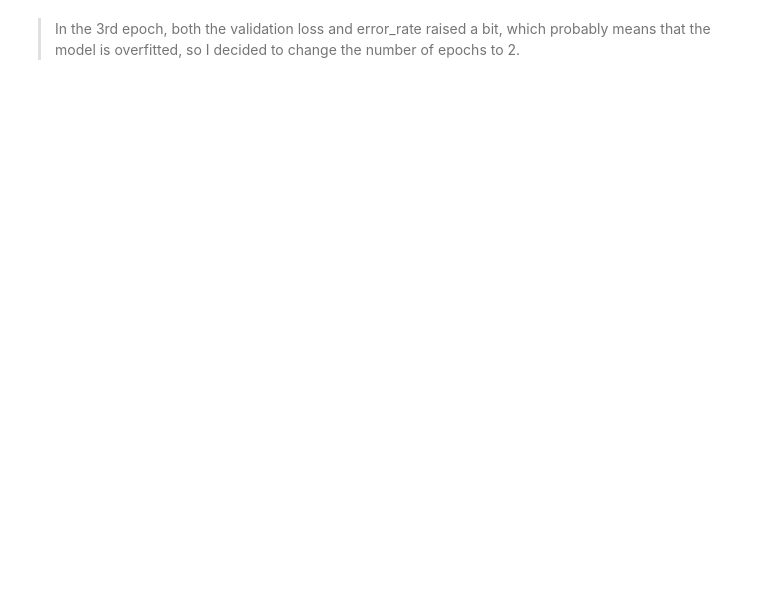
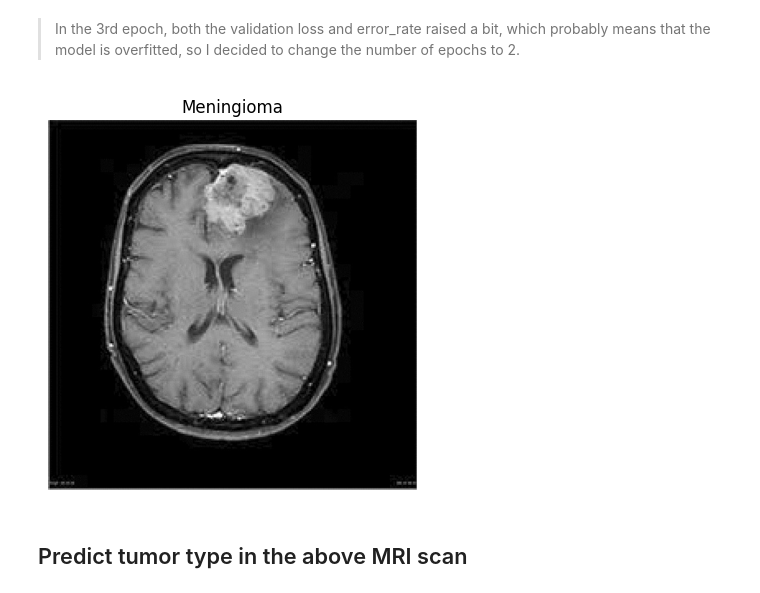
Before and after one commit to aviram421/mri-tumor-classification, a Jupyter notebook: tumor-classification-model.ipynb, the cells around one changed output. Cells and saved outputs as stored; diff of their text form; code cells hidden in the pictures; blank space fills up the shorter version.

Commit message:
Predict label to downloaded scan

```diff
--- a/tumor-classification-model.ipynb
+++ b/tumor-classification-model.ipynb
@@ -38,5 +38,25 @@ Downloading: "https://download.pytorch.org/models/resnet18-f37072fd.pth" to /roo
 # %% [markdown]
 > In the 3rd epoch, both the validation loss and error_rate raised a bit, which probably means that the model is overfitted, so I decided to change the number of epochs to 2.
+# %%
+from fastdownload import download_url
+import cv2
+import matplotlib.pyplot as plt
+
+# Download a meningioma tumor MRI scan from a Nature article
+tumor_url = 'https://media.springernature.com/full/springer-static/image/art%3A10.1038%2Fs41598-023-41576-6/MediaObjects/41598_2023_41576_Fig1_HTML.jpg'
+destination = 'meningioma_tumor.jpg'
+download_url(tumor_url, destination, show_progress=False)
+
+# Show the MRI scan
+downloaded_scan = cv2.imread(destination)
+plt.imshow(downloaded_scan)
+plt.title('Meningioma')
+plt.axis('off')
+plt.show()
+# %% [output]
+[figure, added]
+# %% [markdown]
+## Predict tumor type in the above MRI scan
 # %%
 prediction, pred_idx, probs = learn.predict('/kaggle/input/datasets/aviramsiginur/random-meningioma-scan/brain_with_meningioma.jpeg')
 print(f'This is a brain with {prediction}')
```
Also changed, not shown: parts of 3 cells of this notebook.
